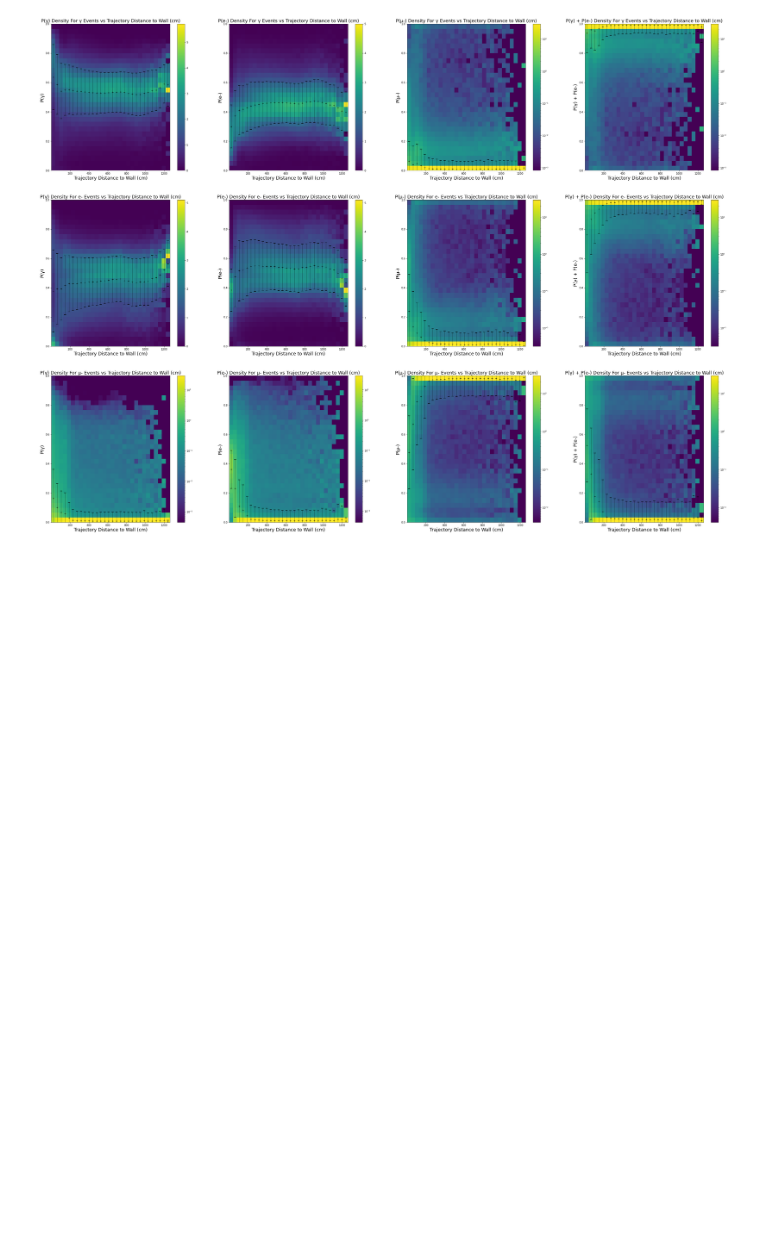
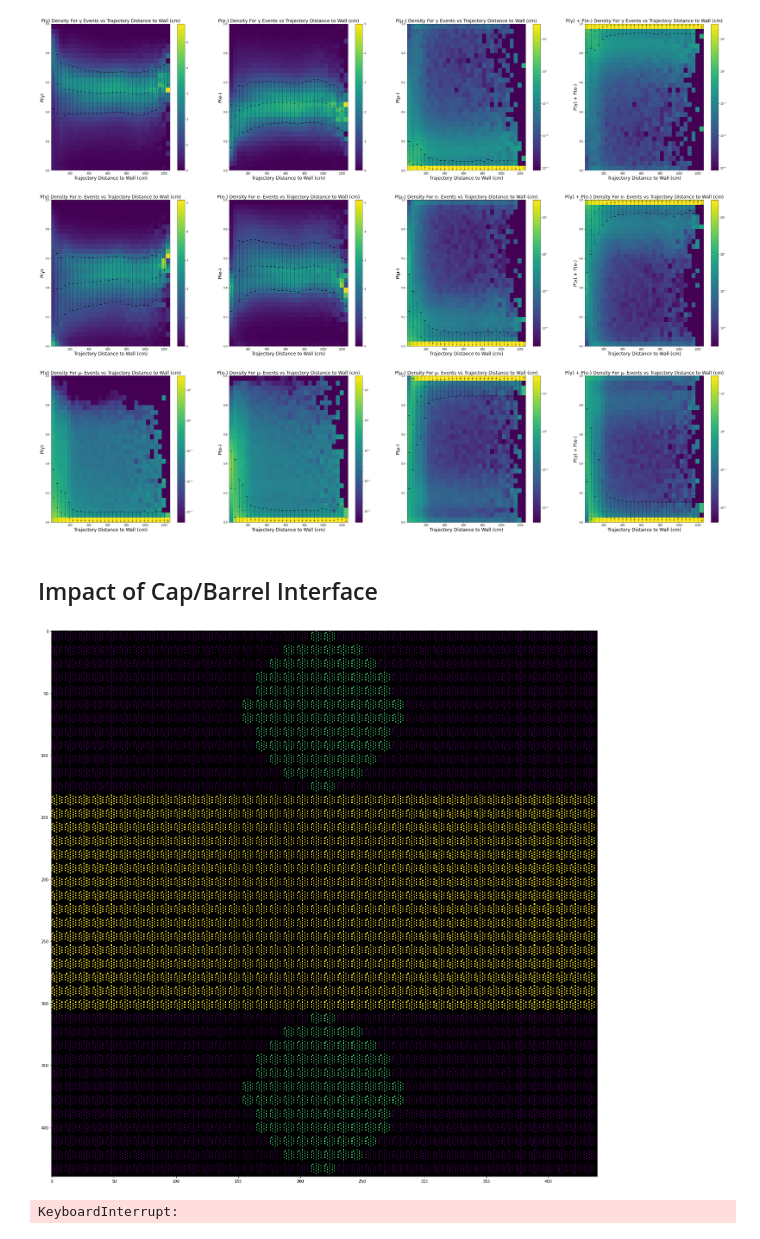
Before and after one commit to WatChMaL/CNN, a Jupyter notebook: Repeating_Classifier_Training/6. Detailed Performance Analysis.ipynb, the cells around one changed output. Cells and saved outputs as stored; diff of their text form; code cells hidden in the pictures; blank space fills up the shorter version.

```diff
--- a/Repeating_Classifier_Training/6. Detailed Performance Analysis.ipynb
+++ b/Repeating_Classifier_Training/6. Detailed Performance Analysis.ipynb
@@ -724,3 +728,5 @@ for i in range(len(binning_features)):
 [figure]
 [figure]
 [figure]
+# %% [markdown]
+## Impact of Cap/Barrel Interface
@@ -726,0 +749,46 @@ for i in range(len(binning_features)):
+# %%
+cap_ind = np.array([[0,19],[0,20],
+                    [1,17],[1,18],[1,19],[1,20],[1,21],[1,22],
+                    [2,16],[2,17],[2,18],[2,19],[2,20],[2,21],[2,22], [2,23],
+                    [3,15],[3,16],[3,17],[3,18],[3,19],[3,20],[3,21],[3,22],[3,23],[3,24],
+                   [4,15],[4,16],[4,17],[4,18],[4,19],[4,20],[4,21],[4,22],[4,23],[4,24],
+                   [5,14],[5,15],[5,16],[5,17],[5,18],[5,19],[5,20],[5,21],[5,22],[5,23],[5,24],[5,25],
+                   [6,14],[6,15],[6,16],[6,17],[6,18],[6,19],[6,20],[6,21],[6,22],[6,23],[6,24],[6,25],
+                   [7,15],[7,16],[7,17],[7,18],[7,19],[7,20],[7,21],[7,22],[7,23],[7,24],
+                    [8,15],[8,16],[8,17],[8,18],[8,19],[8,20],[8,21],[8,22],[8,23],[8,24],
+                   [9,16],[9,17],[9,18],[9,19],[9,20],[9,21],[9,22],[9,23],
+                   [10,17],[10,18],[10,19],[10,20],[10,21],[10,22],
+                   [11,19],[11,20]])
+
+cap_ind = np.concatenate((cap_ind,cap_ind), axis=0);
+cap_ind[96:,0] = cap_ind[96:,0] + 28;
+
+barrel_idxs = np.array(list(itertools.product(list(range(12,28)),list(range(40)))))
+# %%
+from utils.plot_utils import get_plot_array
+import matplotlib
+fig, axes = plt.subplots(1,1,figsize=(25,25),facecolor='w')
+cmap = plt.cm.viridis
+cmap.set_bad(color='black')
+ax = axes
+event = np.array(original_eventdata[good_idxs[np.random.randint(0,high=good_idxs.shape[0])],:,:,0:19])
+event[:,:,:] = 1
+event[cap_ind[:,0],cap_ind[:,1],:] = 10/2
+event[barrel_idxs[:,0],barrel_idxs[:,1],:] = 10
+a=get_plot_array(event)
+#     a = np.ma.masked_where(a < 0.05, a)
+ax.imshow(a,
+           origin="upper",
+           cmap=cmap,
+           norm=matplotlib.colors.LogNorm(vmax=np.amax(a),
+                                         clip=True))
+plt.show()
+# %% [output]
+[figure, added]
+# %%
+cap_fraction = []
+for idx in tqdm(good_idxs):
+    data = np.array(original_eventdata[idx])
+    cap_fraction.append(np.sum(data[cap_ind[:,0],cap_ind[:,1],:])/np.sum(data[barrel_idxs[:,0],barrel_idxs[:,1],:]))
+# %% [output]
+KeyboardInterrupt:
```
Also changed, not shown: parts of 4 cells of this notebook, 28 other files.
